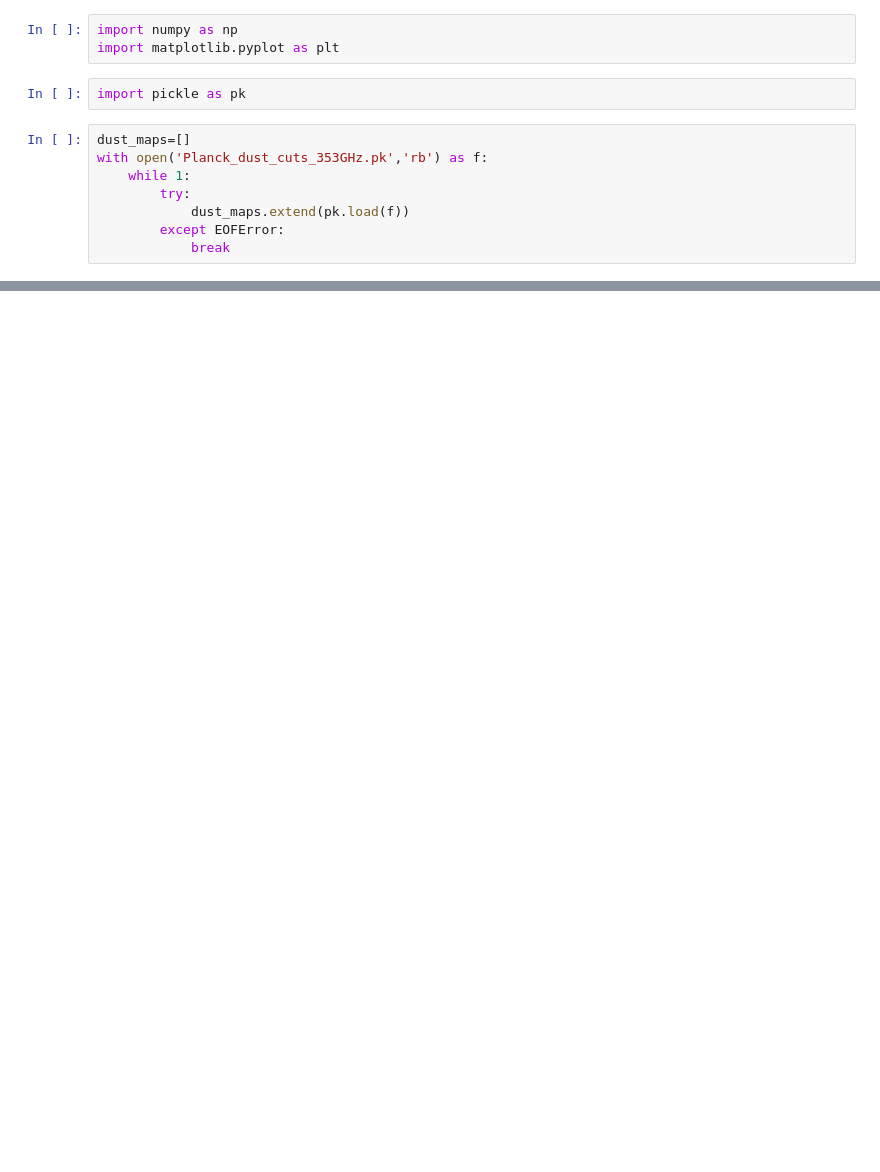
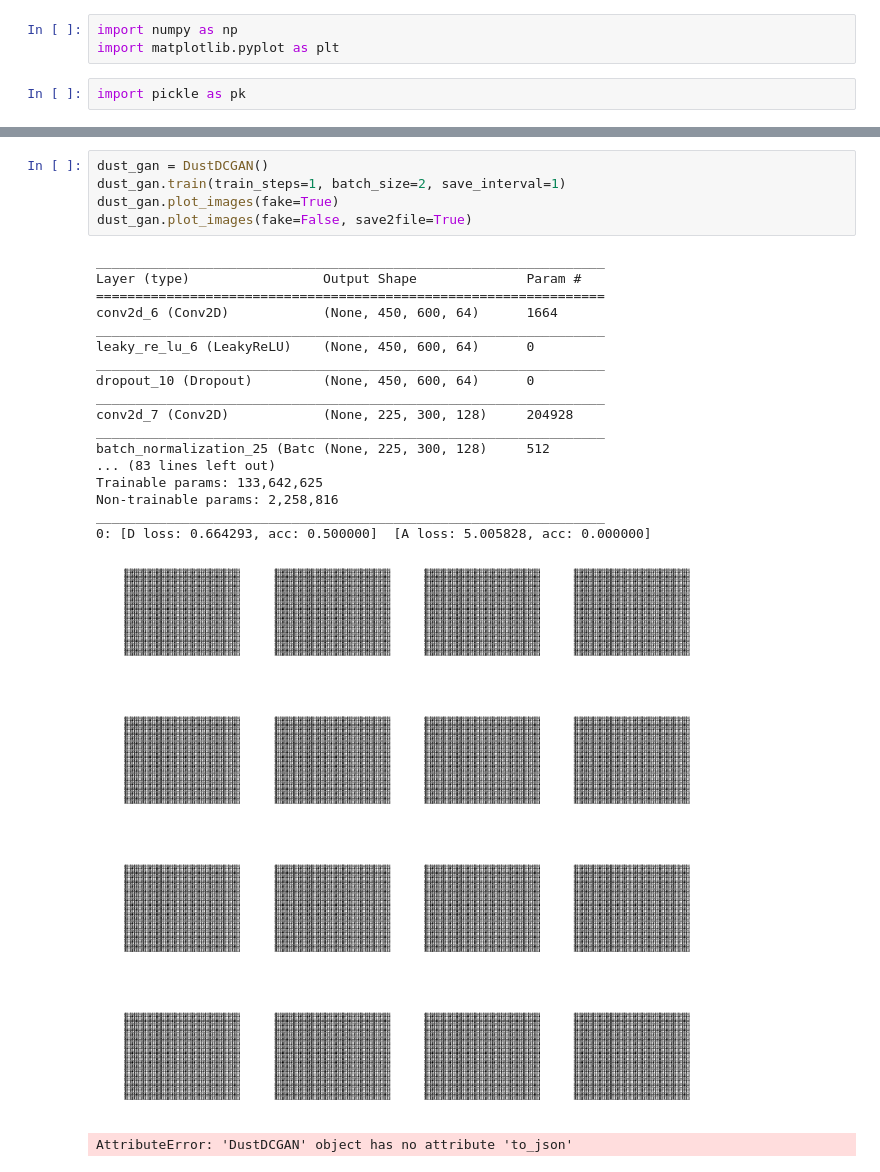
Before and after one commit to kmaylor/Planck-Dust-GAN, a Jupyter notebook: Planck_Dust_GAN.ipynb, the cells around one changed output, grey strips where cells are left out. Drawn from its saved outputs; the diff is of its cells as text; blank space fills up the shorter version.

```diff
--- a/Planck_Dust_GAN.ipynb
+++ b/Planck_Dust_GAN.ipynb
@@ -3,11 +3,3 @@ import numpy as np
 import matplotlib.pyplot as plt
 # %%
 import pickle as pk
-# %%
-dust_maps=[]
-with open('Planck_dust_cuts_353GHz.pk','rb') as f:
-    while 1:
-        try:
-            dust_maps.extend(pk.load(f))
-        except EOFError:
-            break
@@ -35,0 +217,25 @@ Using TensorFlow backend.
+# %%
+dust_gan = DustDCGAN()
+dust_gan.train(train_steps=1, batch_size=2, save_interval=1)
+dust_gan.plot_images(fake=True)
+dust_gan.plot_images(fake=False, save2file=True)
+# %% [output]
+_________________________________________________________________
+Layer (type)                 Output Shape              Param #
+=================================================================
+conv2d_6 (Conv2D)            (None, 450, 600, 64)      1664
+_________________________________________________________________
+leaky_re_lu_6 (LeakyReLU)    (None, 450, 600, 64)      0
+_________________________________________________________________
+dropout_10 (Dropout)         (None, 450, 600, 64)      0
+_________________________________________________________________
+conv2d_7 (Conv2D)            (None, 225, 300, 128)     204928
+_________________________________________________________________
+batch_normalization_25 (Batc (None, 225, 300, 128)     512
+... (83 lines left out)
+Trainable params: 133,642,625
+Non-trainable params: 2,258,816
+_________________________________________________________________
+0: [D loss: 0.664293, acc: 0.500000]  [A loss: 5.005828, acc: 0.000000]
+[figure, added]
+AttributeError: 'DustDCGAN' object has no attribute 'to_json'
```
Also changed, not shown: parts of 8 cells of this notebook.
